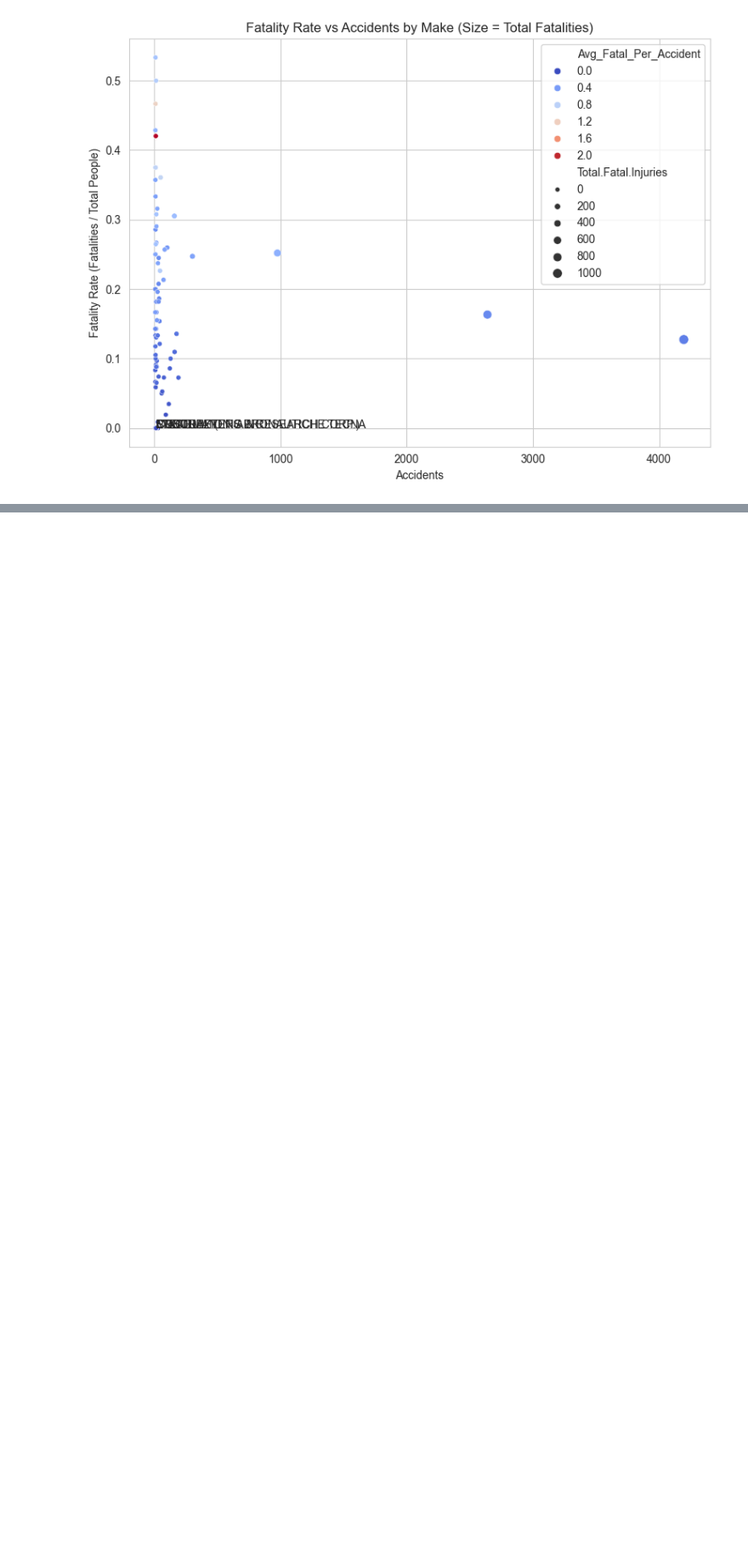
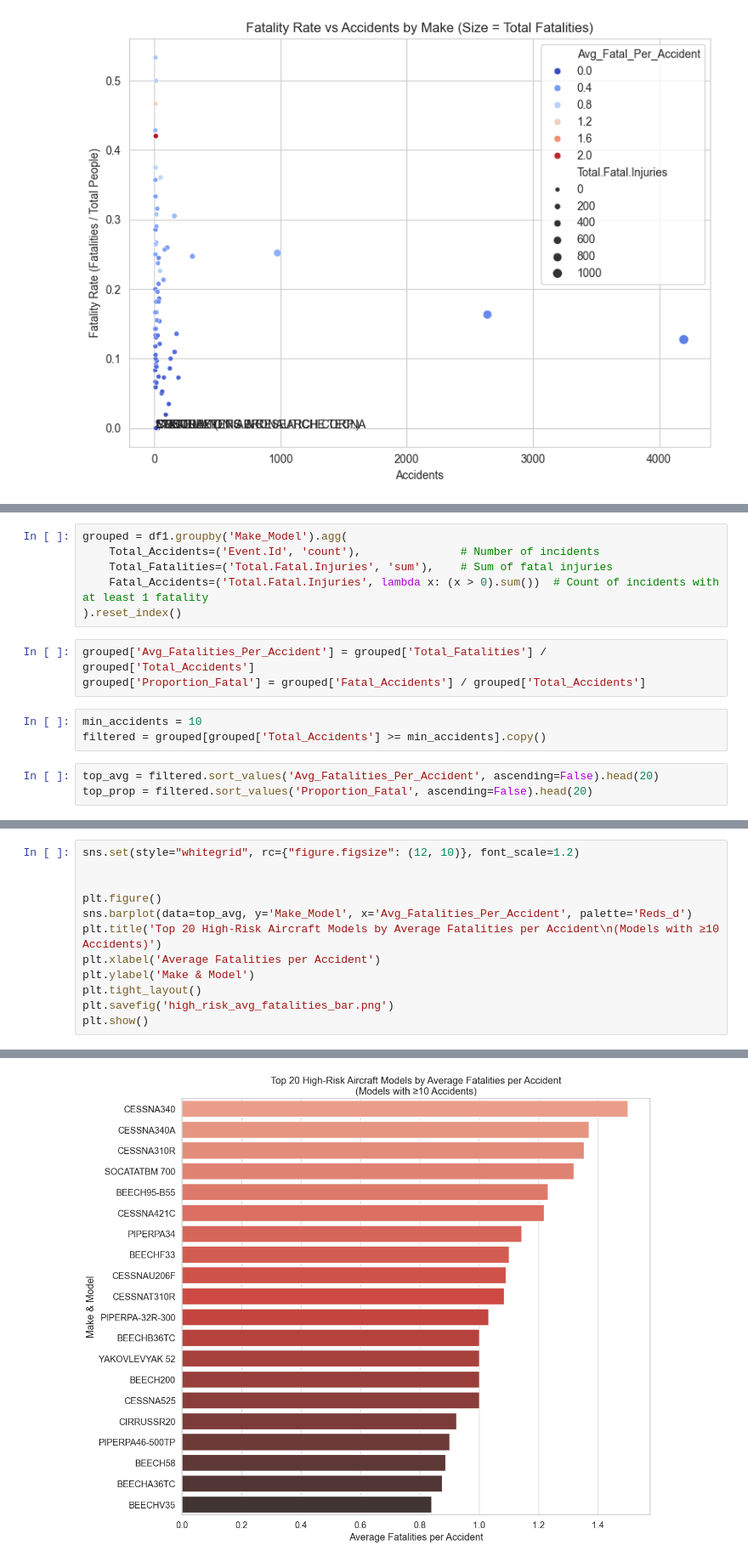
Before and after one commit to t3ch-N/dsc-phase-1-project-v3, a Jupyter notebook: student.ipynb, the cells around one changed output, grey strips where cells are left out. Shown at 85% size. Cells and saved outputs as stored; diff of their text form; blank space fills up the shorter version.

Commit message:
High-risk-make/models

```diff
--- a/student.ipynb
+++ b/student.ipynb
@@ -287,0 +355,15 @@ display(low_risk_models)
+# %%
+grouped = df1.groupby('Make_Model').agg(
+    Total_Accidents=('Event.Id', 'count'),               # Number of incidents
+    Total_Fatalities=('Total.Fatal.Injuries', 'sum'),    # Sum of fatal injuries
+    Fatal_Accidents=('Total.Fatal.Injuries', lambda x: (x > 0).sum())  # Count of incidents with at least 1 fatality
+).reset_index()
+# %%
+grouped['Avg_Fatalities_Per_Accident'] = grouped['Total_Fatalities'] / grouped['Total_Accidents']
+grouped['Proportion_Fatal'] = grouped['Fatal_Accidents'] / grouped['Total_Accidents']
+# %%
+min_accidents = 10
+filtered = grouped[grouped['Total_Accidents'] >= min_accidents].copy()
+# %%
+top_avg = filtered.sort_values('Avg_Fatalities_Per_Accident', ascending=False).head(20)
+top_prop = filtered.sort_values('Proportion_Fatal', ascending=False).head(20)
@@ -287,0 +405,13 @@ display(low_risk_models)
+# %%
+sns.set(style="whitegrid", rc={"figure.figsize": (12, 10)}, font_scale=1.2)
+
+
+plt.figure()
+sns.barplot(data=top_avg, y='Make_Model', x='Avg_Fatalities_Per_Accident', palette='Reds_d')
+plt.title('Top 20 High-Risk Aircraft Models by Average Fatalities per Accident\n(Models with ≥10 Accidents)')
+plt.xlabel('Average Fatalities per Accident')
+plt.ylabel('Make & Model')
+plt.tight_layout()
+plt.savefig('high_risk_avg_fatalities_bar.png')
+plt.show()
+# %% [output]
@@ -287,0 +421 @@ display(low_risk_models)
+[figure, added]
```
Also changed, not shown: parts of 26 cells of this notebook, 10 other files.
